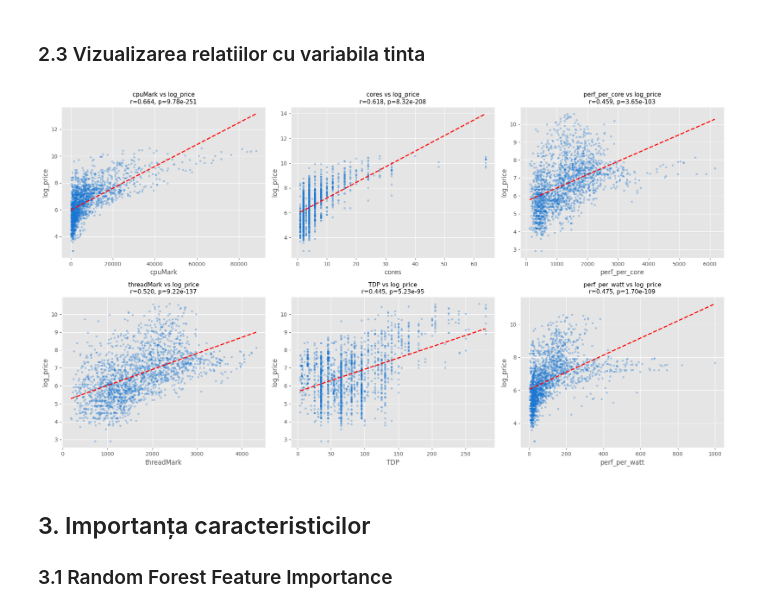
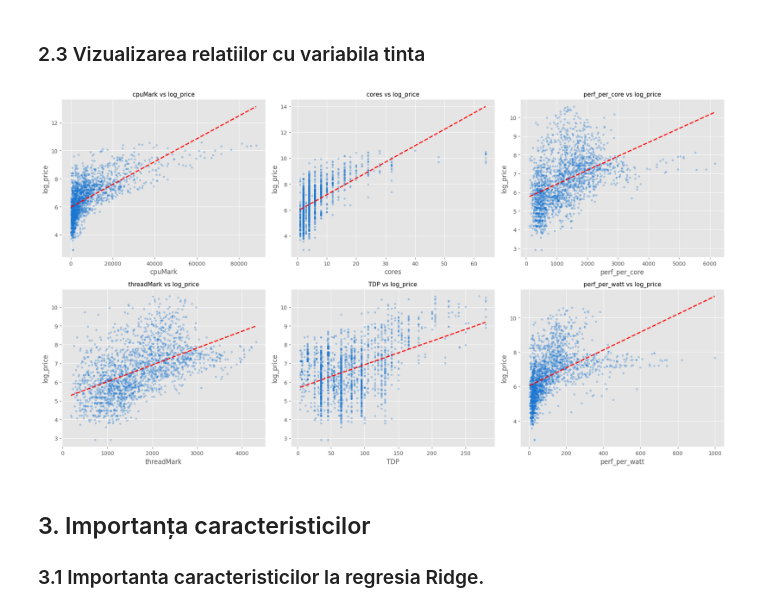
Before and after one commit to Madachii/sisteme-inteligente, a Jupyter notebook: src/notebook.ipynb, the cells around one changed output. Saved outputs shown, nothing was run; the diff lists cells and outputs as text; code cells hidden in the pictures.

Commit message:
Feature importance si optimizare si testarea modelelor

```diff
--- a/src/notebook.ipynb
+++ b/src/notebook.ipynb
@@ -228,31 +234,31 @@ display(comparison)
 # %% [markdown]
 ### 2.3 Vizualizarea relatiilor cu variabila tinta
 # %%
-# Scatter plots pentru cele mai importante caracteristici
+
 top_features = ['cpuMark', 'cores', 'perf_per_core', 'threadMark', 'TDP', 'perf_per_watt']
 
 fig, axes = plt.subplots(2, 3, figsize=(18, 10))
 axes = axes.flatten()
 
 for i, feat in enumerate(top_features):
     data = df_fe[[feat, 'log_price']].dropna()
     axes[i].scatter(data[feat], data['log_price'], alpha=0.3, s=10, color='#1976D2')
 
     # Linia de regresie
     z = np.polyfit(data[feat], data['log_price'], 1)
     p = np.poly1d(z)
     x_line = np.linspace(data[feat].min(), data[feat].max(), 100)
     axes[i].plot(x_line, p(x_line), color='red', linewidth=2, linestyle='--')
 
     r, p_val = stats.pearsonr(data[feat], data['log_price'])
-    axes[i].set_title(f'{feat} vs log_price\nr={r:.3f}, p={p_val:.2e}', fontsize=11)
+    axes[i].set_title(f'{feat} vs log_price', fontsize=11)
     axes[i].set_xlabel(feat)
     axes[i].set_ylabel('log_price')
 
 plt.tight_layout()
 plt.show()
 # %% [output]
-[figure, old version]
+[figure, new version]
 # %% [markdown]
 ## 3. Importanța caracteristicilor
-### 3.1 Random Forest Feature Importance
+### 3.1 Importanta caracteristicilor la regresia Ridge.
```
Also changed, not shown: parts of 19 cells of this notebook.
